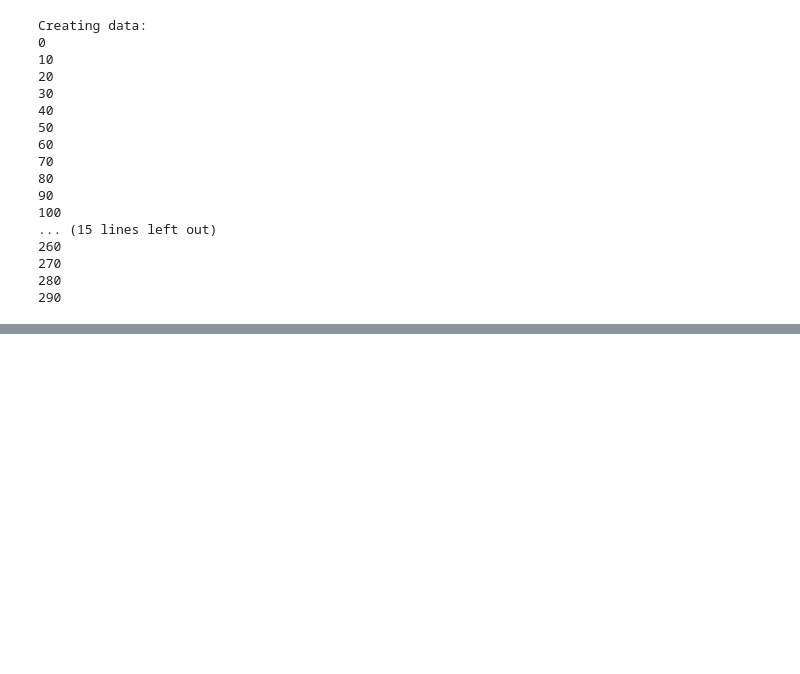
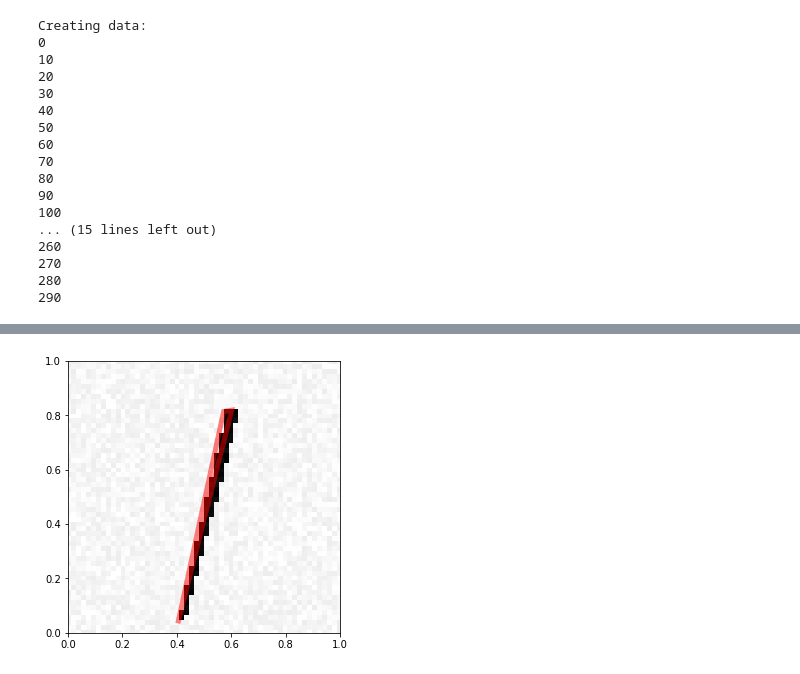
Before and after one commit to ClementRiu/Deep-Learning_TP1, a Jupyter notebook: MVA-MP1.ipynb, the cells around one changed output, grey strips where cells are left out. Drawn from its saved outputs; the diff is of its cells as text; code cells hidden in the pictures; blank space fills up the shorter version.

```diff
--- a/MVA-MP1.ipynb
+++ b/MVA-MP1.ipynb
@@ -275,7 +292,17 @@ Creating data:
+# %%
+Y_train_bin = to_categorical(Y_train)
+# %%
+from keras.models import Sequential
+from keras.layers import Dense, Activation
+nb_neurons1 = 3
+model = Sequential([
+    Dense(nb_neurons1, input_shape=(X_train.shape[1],)),
+    Activation('softmax'),
+])
 # %%
 model.compile(loss='categorical_crossentropy',
-              optimizer=adam,
-             metrics=['accuracy']
+              optimizer='adam',
+              metrics=['accuracy']
              )
 # %%
 model.fit(X_train, Y_train_bin, epochs=epochs, batch_size=32)
@@ -340,0 +451,4 @@ model.compile(loss='categorical_crossentropy',
+# %%
+visualize_prediction(X_train[0], Y_train[0])
+# %% [output]
+[figure, added]
```
Also changed, not shown: parts of 38 cells of this notebook.
